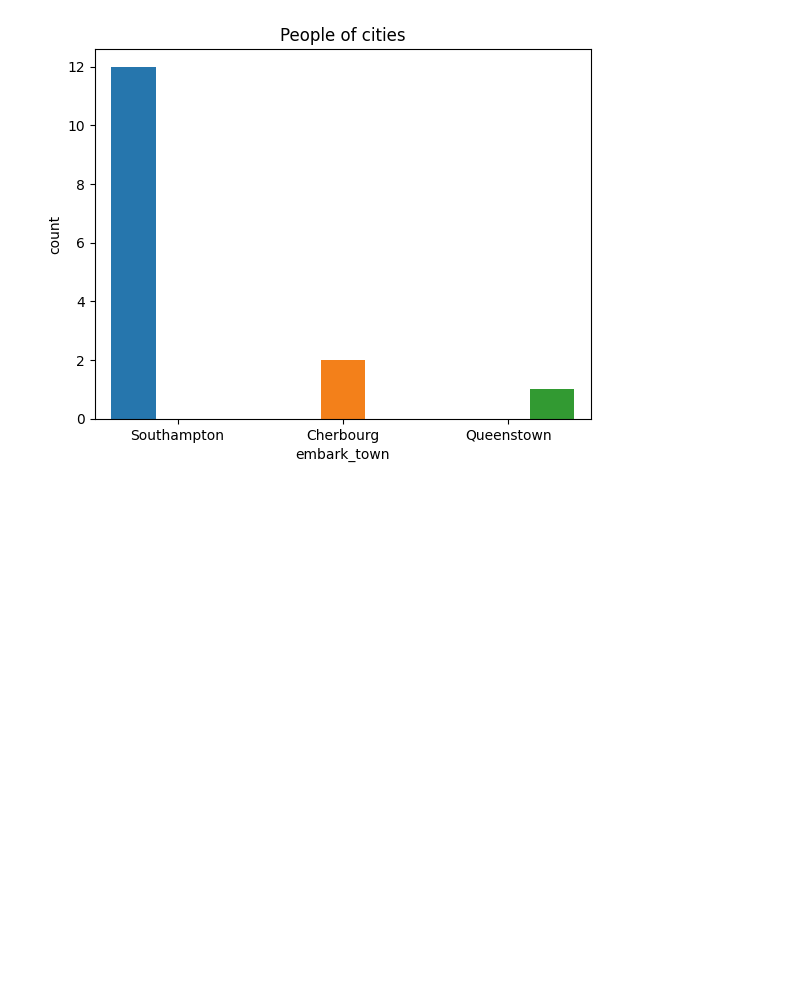
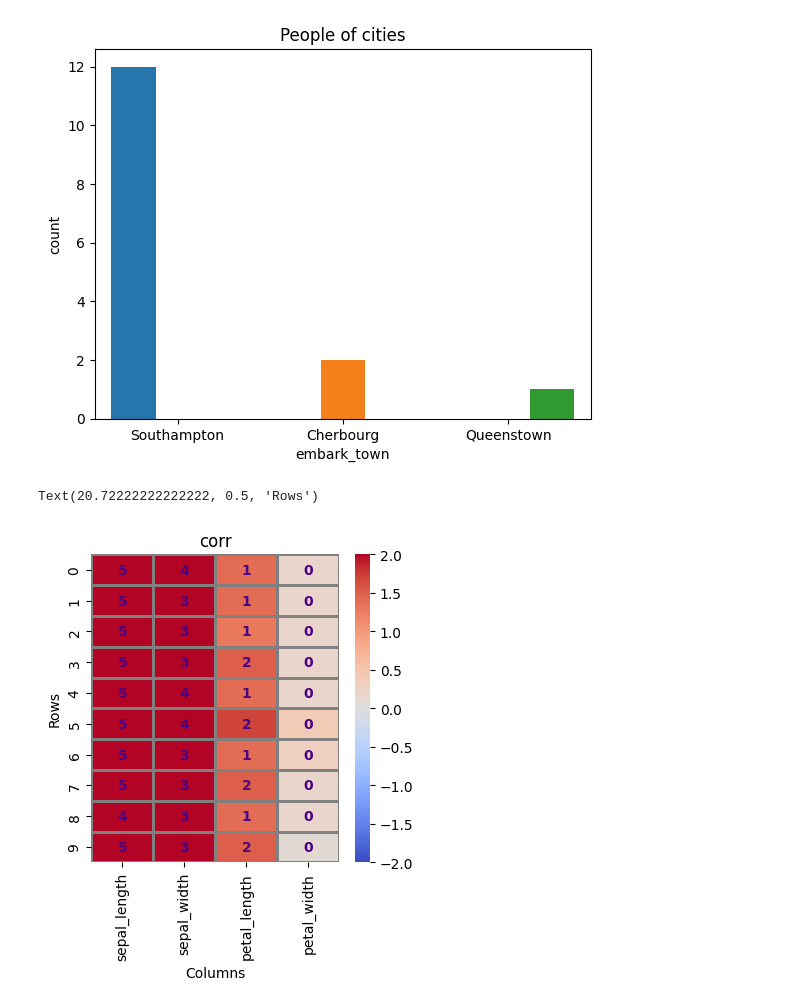
Before and after one commit to Md-Maruf-1727/LearningPractices, a Jupyter notebook: Vizualization/Vizualization1.ipynb, the cells around one changed output. Cells and saved outputs as stored; diff of their text form; code cells hidden in the pictures; blank space fills up the shorter version.

```diff
--- a/Vizualization/Vizualization1.ipynb
+++ b/Vizualization/Vizualization1.ipynb
@@ -485,3 +485,25 @@ plt.title('People of cities')
 # %% [output]
 Text(0.5, 1.0, 'People of cities')
 [figure]
+# %%
+#heatmap with seaborn
+numaric_iris = mainiris_data.select_dtypes('number').head(10)
+plt.figure(figsize=(4,4))
+sns.heatmap(numaric_iris, annot=True,
+            fmt='.0f',#'.2f','.3f'
+            cmap='coolwarm',#'viridis','magma'
+            linewidths=1,
+            linecolor='gray',
+            vmin=-2, vmax=2,
+            center=0,
+            #cbar=False,
+            #square=True,
+            annot_kws={'size':10,
+                       'color':'indigo',
+                       'weight':'bold'})
+plt.title('corr')
+plt.xlabel('Columns')
+plt.ylabel('Rows')
+# %% [output]
+Text(20.72222222222222, 0.5, 'Rows')
+[figure, added]
```
Also changed, not shown: parts of 1 cell of this notebook.
